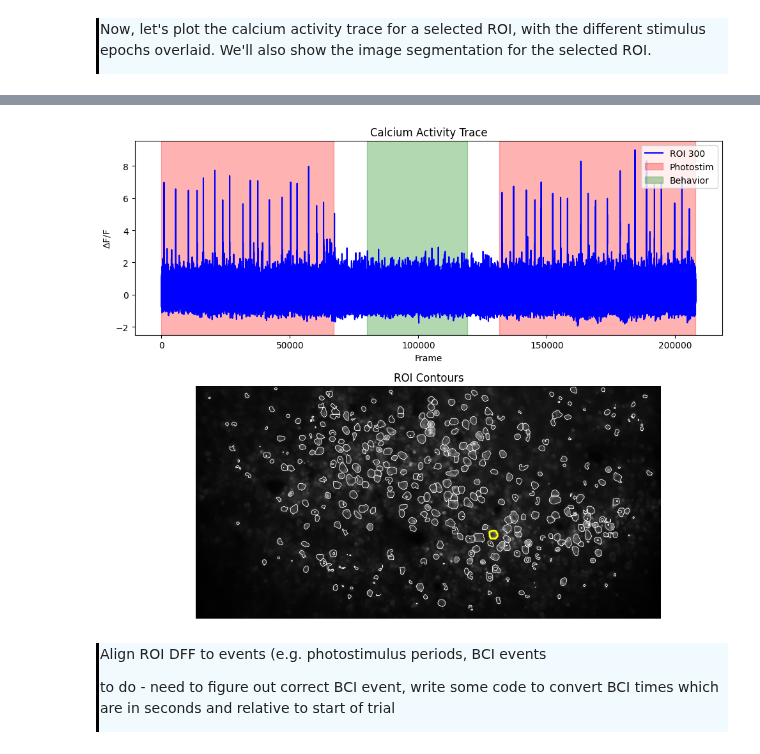
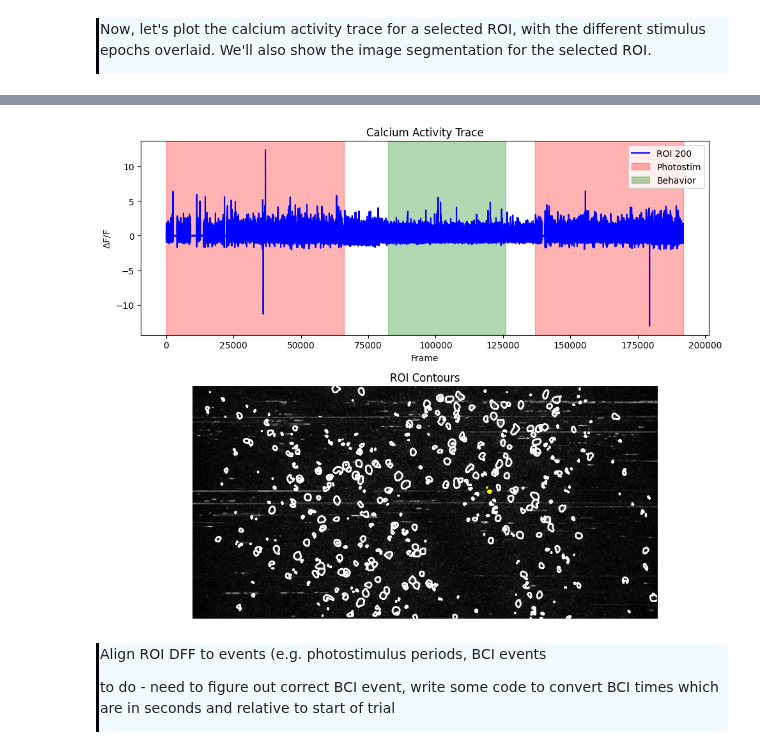
Before and after one commit to AllenNeuralDynamics/AIND-CNC-BCI-Workshop, a Jupyter notebook: code/load_data.ipynb, the cells around one changed output, grey strips where cells are left out. Cells and saved outputs as stored; diff of their text form; code cells hidden in the pictures.

```diff
--- a/code/load_data.ipynb
+++ b/code/load_data.ipynb
@@ -224,0 +296,20 @@ unpack the structure of image, image_segmentation table, ROI_dff?
+# %%
+# Select an ROI
+ROI = 200
+
+# Create figure with two vertically stacked plots
+
+# Top: Calcium trace plot
+plt.rcParams["figure.figsize"] = (10, 4)
+
+plt.plot(dff[:, ROI], label=f'ROI {ROI}', color='blue')
+
+plt.axvspan(photostim_start, photostim_stop, color='red', alpha=0.3, label='Photostim')
+plt.axvspan(behavior_start, behavior_stop, color='green', alpha=0.3, label='Behavior')
+plt.axvspan(photostim_post_start, photostim_post_stop, color='red', alpha=0.3)
+
+plt.ylabel(r'$\Delta$F/F')
+plt.xlabel('Frame')
+plt.title('Calcium Activity Trace')
+plt.legend(loc='upper right')
+plt.show()
@@ -246,0 +348,13 @@ image_segmentation
+# %%
+# Filtering the image_segmentation table for somas
+soma_segmentation = image_segmentation[image_segmentation.is_soma == 1].reset_index()
+
+# Appending rows from dff that correspond with soma rows in the image segmentation table
+
+soma_list = []
+
+for idx in range(0, len(image_segmentation)):
+    if image_segmentation['is_soma'][idx] == 1:
+        soma_list.append(dff[:, idx])
+
+soma_dff = np.column_stack(soma_list)
@@ -247,42 +369,42 @@ image_segmentation
 # %%
 # Parameters
-ROI = 300
-image = nwbfile.processing["processed"].data_interfaces["images"].images["average_projection"].data[:]  # shape: (H, W)
+ROI = 200
+image = nwbfile.processing["processed"].data_interfaces["images"].images["max_projection"].data[:]  # shape: (H, W)
 
 # Create figure with two vertically stacked plots
 fig, (ax1, ax2) = plt.subplots(2, 1, figsize=(10, 8), height_ratios=[1, 1.2])
 
 # Top: Calcium trace plot
-ax1.plot(roi_dff[:, ROI], label=f'ROI {ROI}', color='blue')
+ax1.plot(soma_dff[:, ROI], label=f'ROI {ROI}', color='blue')
 
 # Add shaded regions
 ax1.axvspan(photostim_start, photostim_stop, color='red', alpha=0.3, label='Photostim')
 ax1.axvspan(behavior_start, behavior_stop, color='green', alpha=0.3, label='Behavior')
 ax1.axvspan(photostim_post_start, photostim_post_stop, color='red', alpha=0.3)
 
 ax1.set_ylabel(r'$\Delta$F/F')
 ax1.set_xlabel('Frame')
 ax1.set_title('Calcium Activity Trace')
 ax1.legend(loc='upper right')
 
 # Bottom: Grayscale image with ROI contours
 ax2.imshow(image, cmap='gray')
 ax2.set_title('ROI Contours')
 ax2.axis('off')
 
 # Overlay ROI contours
-for i, mask in enumerate(image_segmentation.image_mask):
+for i, mask in enumerate(soma_segmentation.image_mask):
     mask_array = np.array(mask)
     contours = measure.find_contours(mask_array, level=0.5)
     for contour in contours:
         color = 'yellow' if i == ROI else 'white'
-        linewidth = 2.0 if i == ROI else 0.6
+        linewidth = 2.0 if i == ROI else 2
         ax2.plot(contour[:, 1], contour[:, 0], color=color, linewidth=linewidth)
 
 plt.tight_layout()
 plt.show()
 # %% [output]
-[figure, old version]
+[figure, new version]
 # %% [markdown]
 <div style="border-left: 3px solid #000; padding: 1px; padding-left: 10px; background: #F0FAFF; ">
 
```
Also changed, not shown: parts of 36 cells of this notebook, 2 other files.
